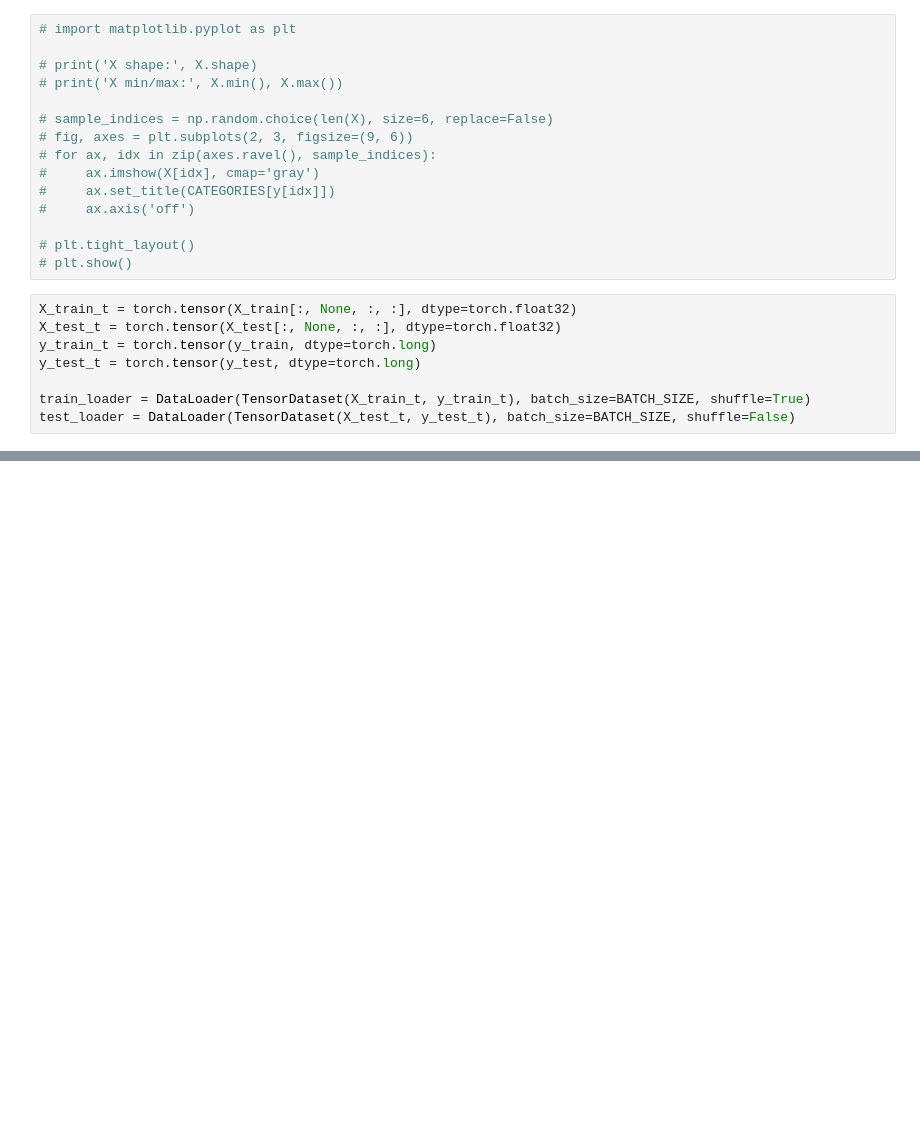
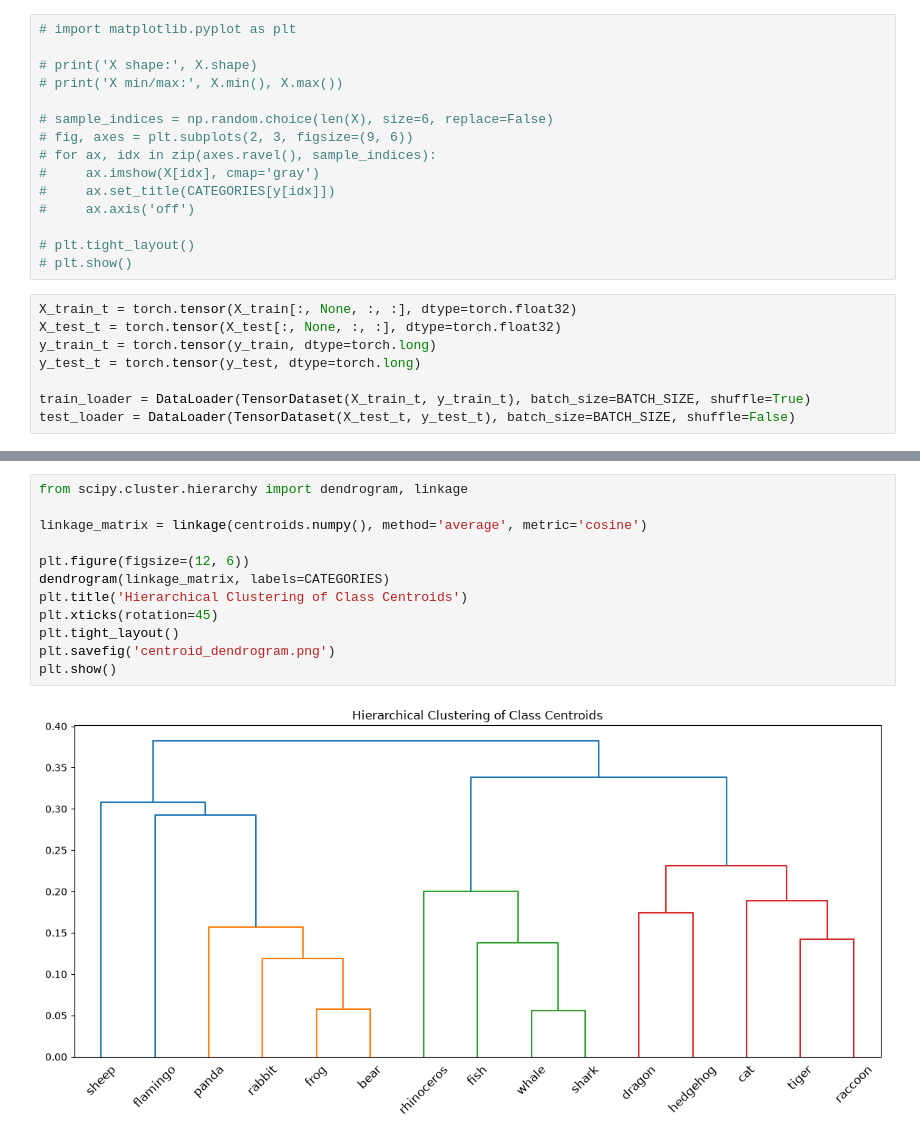
Before and after one commit to acmucsd-projects/su26-ai-team-3, a Jupyter notebook: baselines/simplecnn/animals.ipynb, the cells around one changed output, grey strips where cells are left out. Cells and saved outputs as stored; diff of their text form; blank space fills up the shorter version.

```diff
--- a/baselines/simplecnn/animals.ipynb
+++ b/baselines/simplecnn/animals.ipynb
@@ -438,0 +413,14 @@ plt.show()
+# %%
+from scipy.cluster.hierarchy import dendrogram, linkage
+
+linkage_matrix = linkage(centroids.numpy(), method='average', metric='cosine')
+
+plt.figure(figsize=(12, 6))
+dendrogram(linkage_matrix, labels=CATEGORIES)
+plt.title('Hierarchical Clustering of Class Centroids')
+plt.xticks(rotation=45)
+plt.tight_layout()
+plt.savefig('centroid_dendrogram.png')
+plt.show()
+# %% [output]
+[figure, added]
```
Also changed, not shown: parts of 16 cells of this notebook, 3 other files.
